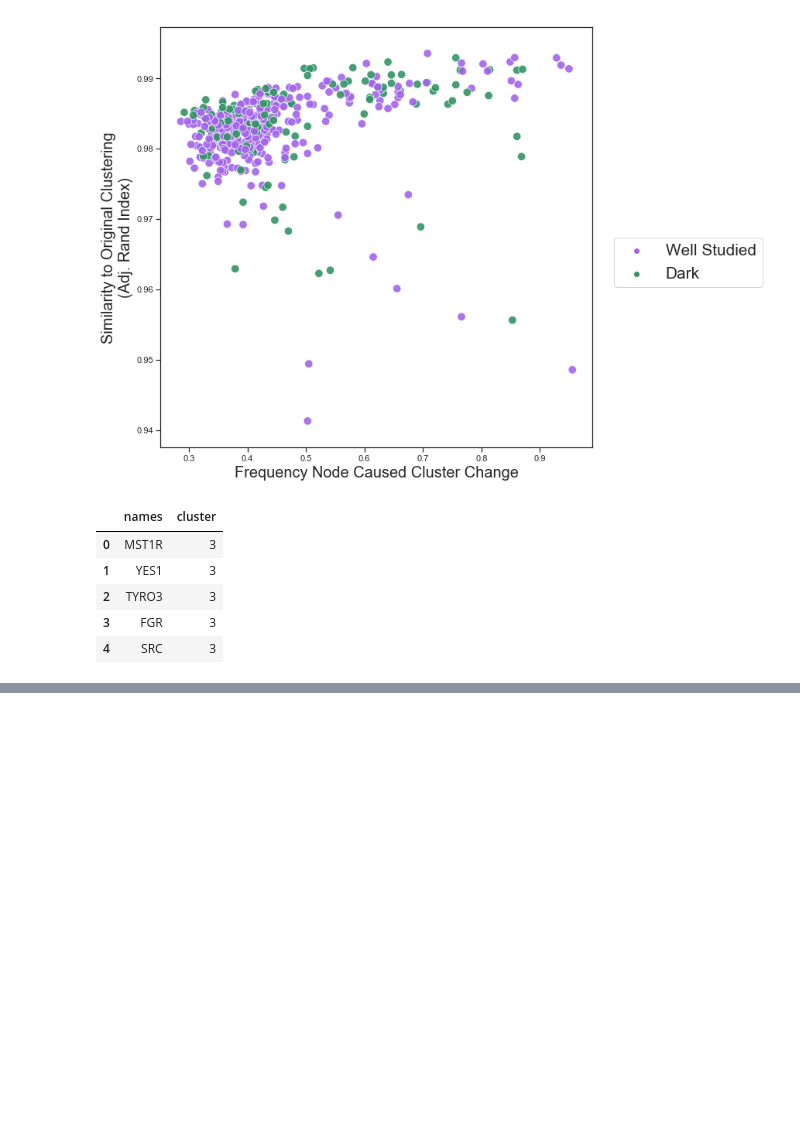
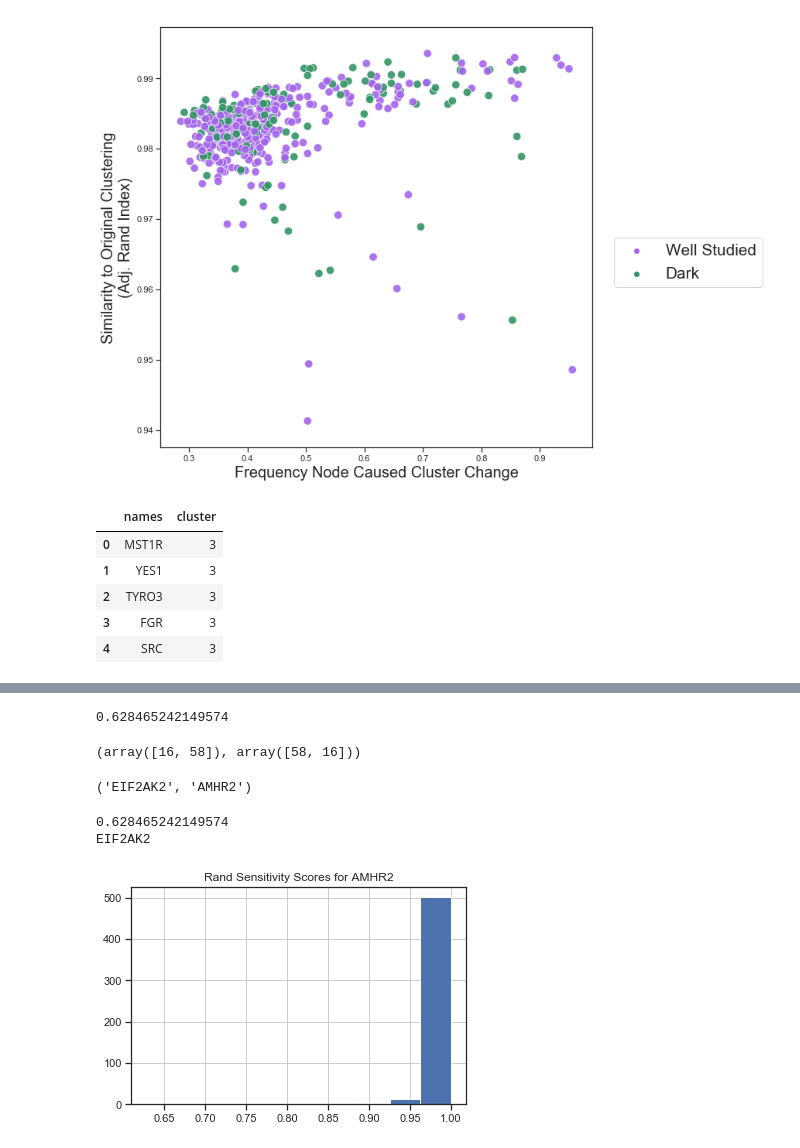
Before and after one commit to gomezlab/kinotypeClusteringAndRegression, a Jupyter notebook: src/network_11_analysisOfSensitivity.ipynb, the cells around one changed output, grey strips where cells are left out. Drawn from its saved outputs; the diff is of its cells as text; code cells hidden in the pictures; blank space fills up the shorter version.

Commit message:
network props and sensitivity slices

```diff
--- a/src/network_11_analysisOfSensitivity.ipynb
+++ b/src/network_11_analysisOfSensitivity.ipynb
@@ -155,0 +175,25 @@ plt.show()
+# %%
+rand[rand > 0].min(axis=0).min(axis=0)
+# %% [output]
+0.628465242149574
+# %%
+np.where(rand == rand[rand > 0].min(axis=0).min(axis=0))
+# %% [output]
+(array([16, 58]), array([58, 16]))
+# %%
+# find the minimal edge
+(rand.index[16], rand.index[58])
+# %% [output]
+('EIF2AK2', 'AMHR2')
+# %%
+rand_amhr2 = rand.loc['AMHR2']
+print(rand_amhr2[rand_amhr2 > 0].min())
+print(rand_amhr2[rand_amhr2 > 0].idxmin())
+
+rand_amhr2[rand_amhr2 > 0].hist()
+plt.title('Rand Sensitivity Scores for AMHR2')
+plt.show()
+# %% [output]
+0.628465242149574
+EIF2AK2
+[figure, added]
```
Also changed, not shown: parts of 29 cells of this notebook.
